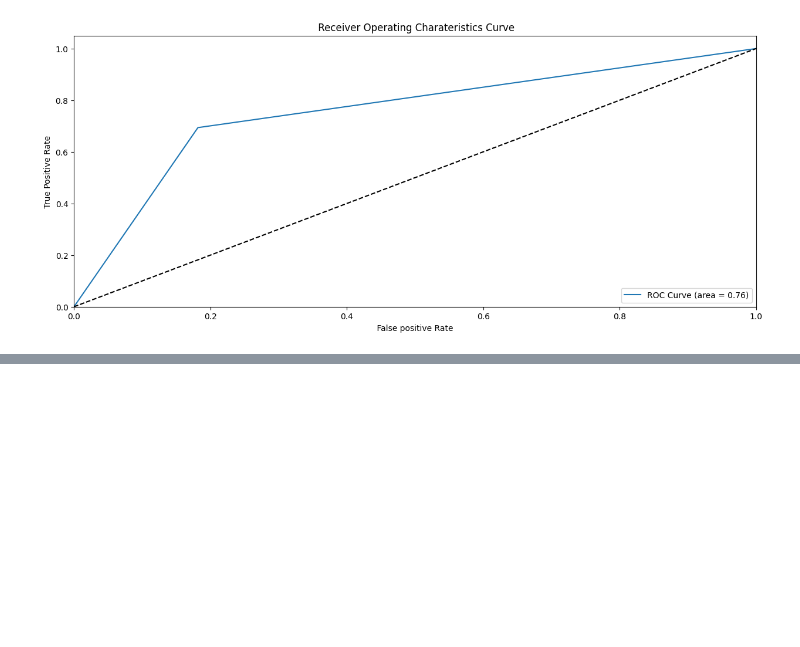
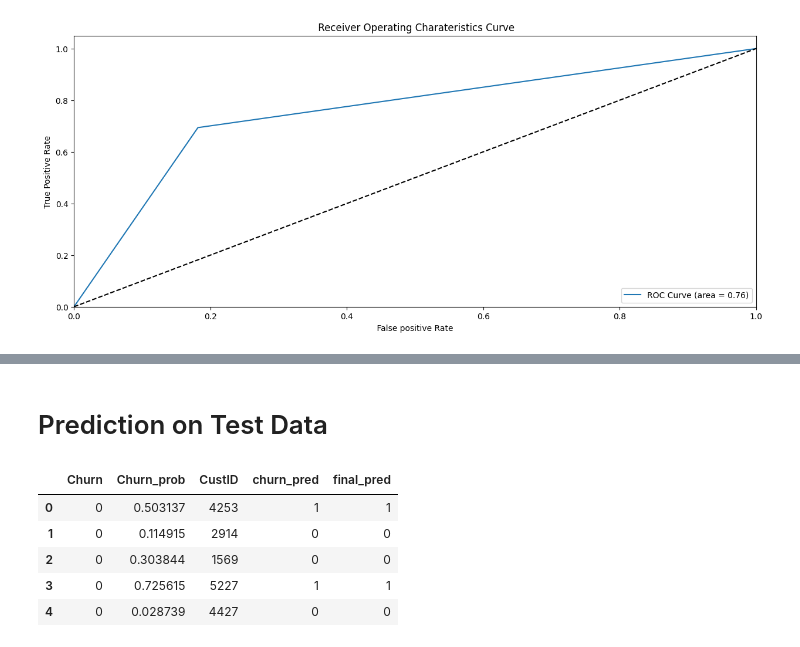
Before and after one commit to Harshit-tech9/Telecom_Churn_Case_Study, a Jupyter notebook: Telecom_Case_study_using_Logistic_Regression.ipynb, the cells around one changed output, grey strips where cells are left out. Drawn from its saved outputs; the diff is of its cells as text; code cells hidden in the pictures; blank space fills up the shorter version.

```diff
--- a/Telecom_Case_study_using_Logistic_Regression.ipynb
+++ b/Telecom_Case_study_using_Logistic_Regression.ipynb
@@ -1254,0 +1278,12 @@ plot_roc(y_train_pred_final['Churn'], y_train_pred_final['final_pred'])
+# %% [markdown]
+# Prediction on Test Data
+# %%
+y_test_pred_final['final_pred'] = y_test_pred_final.Churn_prob.map(lambda x: 1 if x > 0.35 else 0)
+y_test_pred_final.head()
+# %% [output]
+|  | Churn | Churn_prob | CustID | churn_pred | final_pred |
+| 0 | 0 | 0.503137 | 4253 | 1 | 1 |
+| 1 | 0 | 0.114915 | 2914 | 0 | 0 |
+| 2 | 0 | 0.303844 | 1569 | 0 | 0 |
+| 3 | 0 | 0.725615 | 5227 | 1 | 1 |
+| 4 | 0 | 0.028739 | 4427 | 0 | 0 |
```
Also changed, not shown: parts of 13 cells of this notebook.
